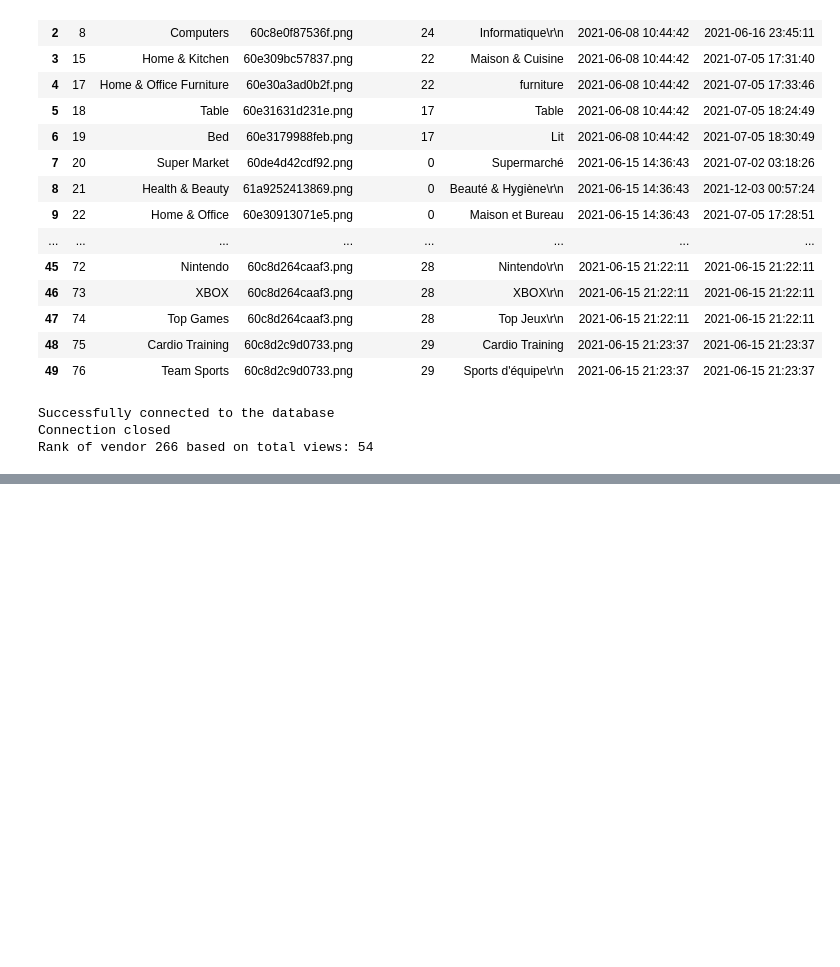
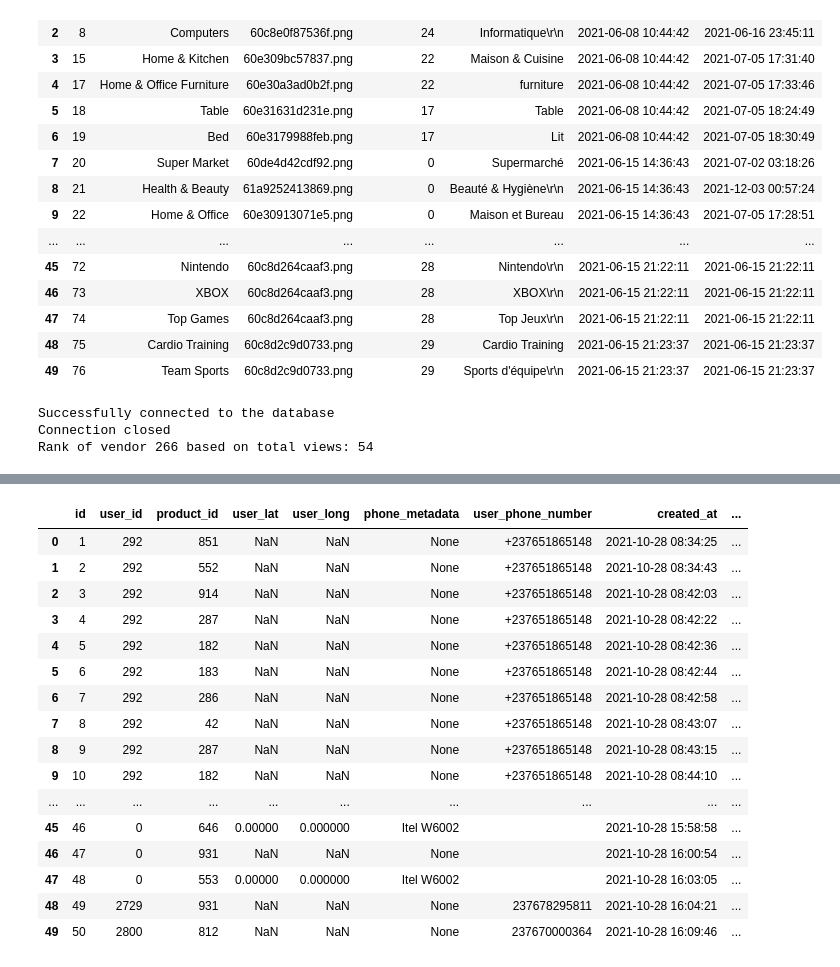
Before and after one commit to AlkaloidWells/Buyam_ML_task1, a Jupyter notebook: display_check.ipynb, the cells around one changed output, grey strips where cells are left out. Drawn from its saved outputs; the diff is of its cells as text; code cells hidden in the pictures; blank space fills up the shorter version.

```diff
--- a/display_check.ipynb
+++ b/display_check.ipynb
@@ -226,0 +285,20 @@ df3 = get_table_data("vendor_view_logs")
+# %%
+df4.head(50) # product_view_logs
+# %% [output]
+|  | id | user_id | product_id | user_lat | user_long | phone_metadata | user_phone_number | created_at | ... |
+| 0 | 1 | 292 | 851 | NaN | NaN | None | +237651865148 | 2021-10-28 08:34:25 | ... |
+| 1 | 2 | 292 | 552 | NaN | NaN | None | +237651865148 | 2021-10-28 08:34:43 | ... |
+| 2 | 3 | 292 | 914 | NaN | NaN | None | +237651865148 | 2021-10-28 08:42:03 | ... |
+| 3 | 4 | 292 | 287 | NaN | NaN | None | +237651865148 | 2021-10-28 08:42:22 | ... |
+| 4 | 5 | 292 | 182 | NaN | NaN | None | +237651865148 | 2021-10-28 08:42:36 | ... |
+| 5 | 6 | 292 | 183 | NaN | NaN | None | +237651865148 | 2021-10-28 08:42:44 | ... |
+| 6 | 7 | 292 | 286 | NaN | NaN | None | +237651865148 | 2021-10-28 08:42:58 | ... |
+| 7 | 8 | 292 | 42 | NaN | NaN | None | +237651865148 | 2021-10-28 08:43:07 | ... |
+| 8 | 9 | 292 | 287 | NaN | NaN | None | +237651865148 | 2021-10-28 08:43:15 | ... |
+| 9 | 10 | 292 | 182 | NaN | NaN | None | +237651865148 | 2021-10-28 08:44:10 | ... |
+| ... | ... | ... | ... | ... | ... | ... | ... | ... | ... |
+| 45 | 46 | 0 | 646 | 0.00000 | 0.000000 | Itel W6002 |  | 2021-10-28 15:58:58 | ... |
+| 46 | 47 | 0 | 931 | NaN | NaN | None |  | 2021-10-28 16:00:54 | ... |
+| 47 | 48 | 0 | 553 | 0.00000 | 0.000000 | Itel W6002 |  | 2021-10-28 16:03:05 | ... |
+| 48 | 49 | 2729 | 931 | NaN | NaN | None | 237678295811 | 2021-10-28 16:04:21 | ... |
+| 49 | 50 | 2800 | 812 | NaN | NaN | None | 237670000364 | 2021-10-28 16:09:46 | ... |
```
Also changed, not shown: parts of 7 cells of this notebook, 1 other file.
